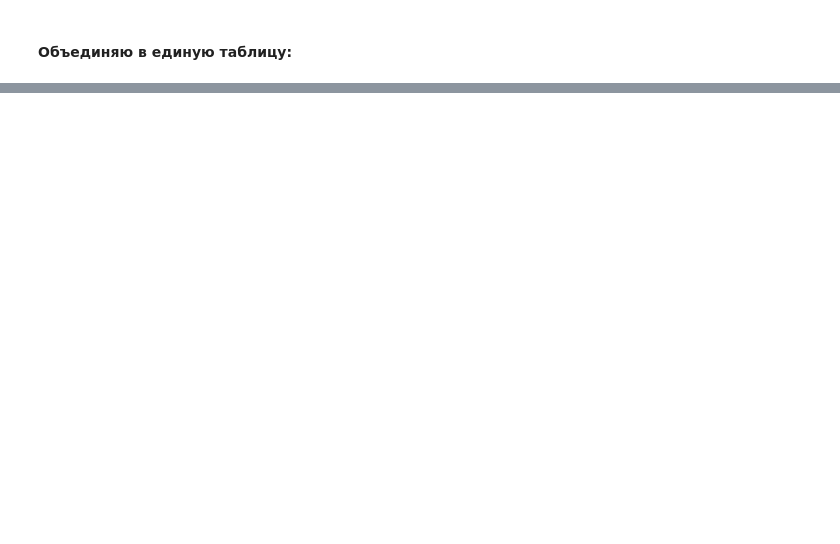
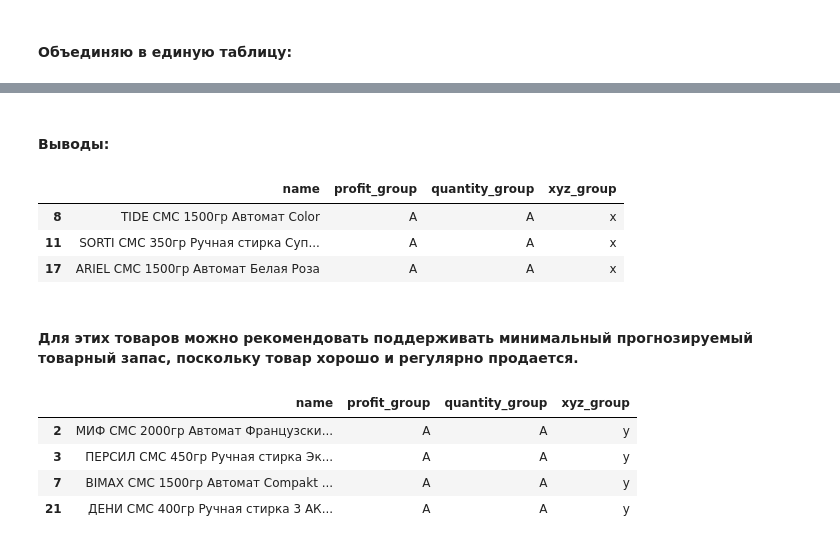
Before and after one commit to SergeyOshemkov/My-data-analysis-in-Python, a Jupyter notebook: ABC and xyz tests/ABC_and_xyz_analysis.ipynb, the cells around one changed output, grey strips where cells are left out. Drawn from its saved outputs; the diff is of its cells as text; code cells hidden in the pictures; blank space fills up the shorter version.

```diff
--- a/ABC and xyz tests/ABC_and_xyz_analysis.ipynb
+++ b/ABC and xyz tests/ABC_and_xyz_analysis.ipynb
@@ -323,3 +316,8 @@ df_xyz[['name', 'mean_val', 'variation', 'classs']]
 | 46 | ПЕРСИЛ СМС 1500гр Эксперт Вернель | 2121.0 | 53.80 | z |
 # %% [markdown]
 ####  Объединяю в единую таблицу:
+# %%
+df_analysis = df_profit[['name', 'profit_group']].merge(df_sold[['name', 'quantity_group']], on='name', how='inner') \
+                                                 .merge(df_xyz[['name', 'xyz_group']],on='name', how='inner')
+
+df_analysis
@@ -325,0 +342,19 @@ df_xyz[['name', 'mean_val', 'variation', 'classs']]
+# %% [markdown]
+#### Выводы:
+# %%
+df_analysis.query('profit_group == "A" & quantity_group == "A" & xyz_group == "x"')
+# %% [output]
+|  | name | profit_group | quantity_group | xyz_group |
+| 8 | TIDE СМС 1500гр Автомат Color | A | A | x |
+| 11 | SORTI СМС 350гр Ручная стирка Суп... | A | A | x |
+| 17 | ARIEL СМС 1500гр Автомат Белая Роза | A | A | x |
+# %% [markdown]
+#### Для этих товаров можно рекомендовать поддерживать минимальный прогнозируемый товарный запас, поскольку товар хорошо и регулярно продается.
+# %%
+df_analysis.query('profit_group == "A" & quantity_group == "A" & xyz_group == "y"')
+# %% [output]
+|  | name | profit_group | quantity_group | xyz_group |
+| 2 | МИФ СМС 2000гр Автомат Французски... | A | A | y |
+| 3 | ПЕРСИЛ СМС 450гр Ручная стирка Эк... | A | A | y |
+| 7 | BIMAX СМС 1500гр Автомат Compakt ... | A | A | y |
+| 21 | ДЕНИ СМС 400гр Ручная стирка 3 АК... | A | A | y |
```
Also changed, not shown: parts of 16 cells of this notebook.
